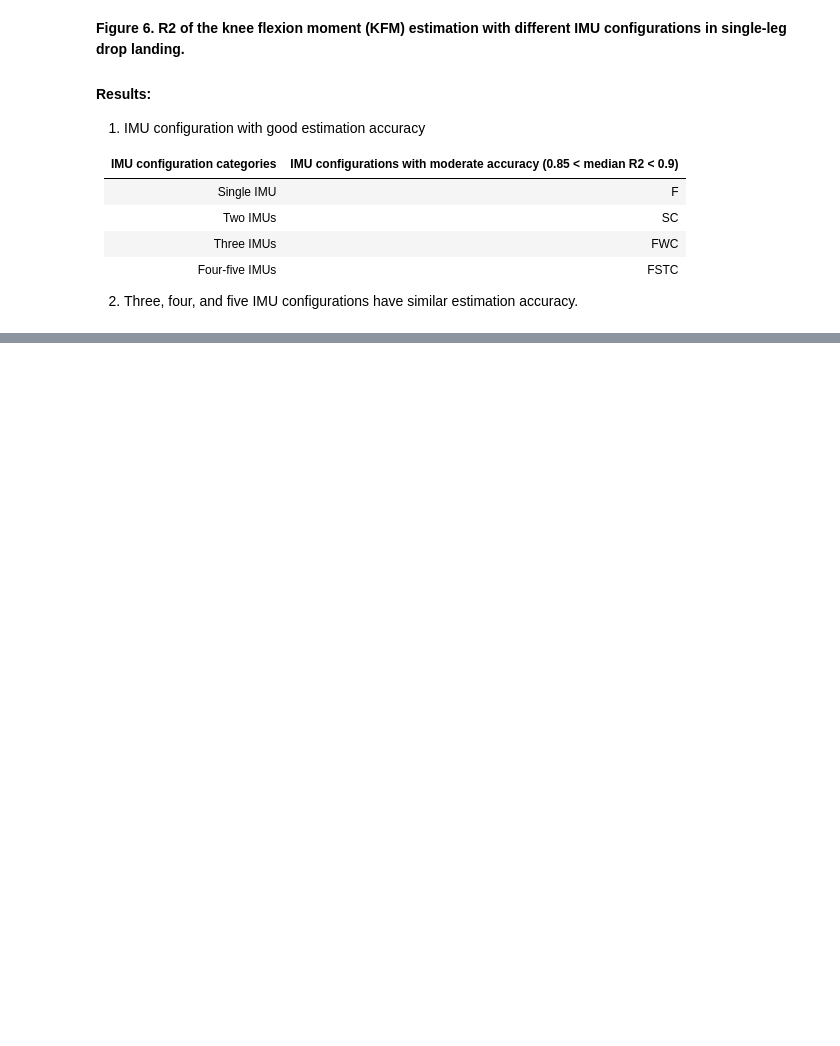
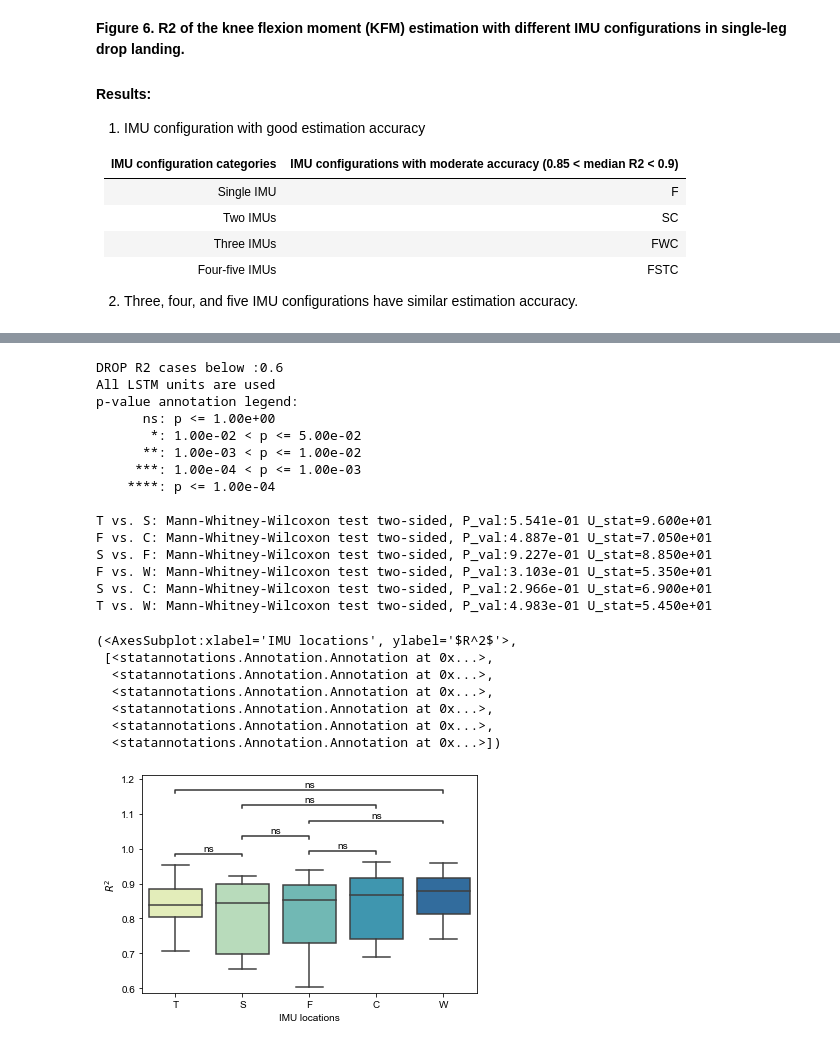
Before and after one commit to sunzhon/DataAnalysis, a Jupyter notebook: P5/drop_landing_estimation/script/jupyter-lab/results_analysis.ipynb, the cells around one changed output, grey strips where cells are left out. Saved outputs shown, nothing was run; the diff lists cells and outputs as text; code cells hidden in the pictures; blank space fills up the shorter version.

```diff
--- a/P5/drop_landing_estimation/script/jupyter-lab/results_analysis.ipynb
+++ b/P5/drop_landing_estimation/script/jupyter-lab/results_analysis.ipynb
@@ -288,0 +401,55 @@ ValueError: min() arg is an empty sequence
+# %%
+from statannotations.Annotator import Annotator
+combination_investigation_results = "/media/sun/DATA/Drop_landing_workspace/suntao/Results/Experiment_results/training_testing/1_collected_data/study_lstm_units_GRF/r2_metrics.csv"
+combination_investigation_results = "/media/sun/DATA/Drop_landing_workspace/suntao/Results/Experiment_results/training_testing/2_collected_full_cv/1_imu_full_cv_all_trials/testing_result_folders.txt"
+metrics = parase_plot_data(
+    combination_investigation_results,
+    landing_manner = landing_manner,
+    estimated_variable = 'GRF',
+    syn_features_label = False,
+    drop_value = 0.6,
+    IMU_number = [1]
+)
+
+imu_config = ['T','S','F','W','C']
+
+displayed_data = metrics.loc[metrics['Sensor configurations'].isin(imu_config)]
+sort_variable='average scores'
+displayed_data[sort_variable] = displayed_data[sort_variable].astype('float64')
+displayed_data.sort_values(by=[sort_variable], ascending=True, inplace=True)
+
+
+fontsize=10
+colors = sns.color_palette("YlGnBu")
+#colors = sns.cubehelix_palette(start=.5, rot=-.5)
+
+states_palette = sns.color_palette("YlGnBu", n_colors=5)
+x='Sensor configurations'
+y='scores'
+
+
+hue_plot_params = {
+'data': displayed_data,
+'x': x,
+'y': y,
+#"order": order,
+#"hue": "Control methods",
+#"hue_order": hue_order,
+"showfliers":False,
+"palette": colors
+}
+
+axs = sns.boxplot( **hue_plot_params)
+axs.set_ylabel('$R^2$')
+axs.set_xlabel('IMU locations')
+
+# statistical test
+test_method="Mann-Whitney"
+#test_method="t-test_ind"
+pairs = (
+[('T','S'),('F','W'),('W','T'),('S','C'),('F','C'),('F','S')]
+)
+annotator=Annotator(axs,pairs=pairs,**hue_plot_params)
+annotator.configure(test=test_method, text_format='star', loc='inside')
+annotator.apply_and_annotate()
+# %% [output]
@@ -288,0 +461,23 @@ ValueError: min() arg is an empty sequence
+DROP R2 cases below :0.6
+All LSTM units are used
+p-value annotation legend:
+      ns: p <= 1.00e+00
+       *: 1.00e-02 < p <= 5.00e-02
+      **: 1.00e-03 < p <= 1.00e-02
+     ***: 1.00e-04 < p <= 1.00e-03
+    ****: p <= 1.00e-04
+
+T vs. S: Mann-Whitney-Wilcoxon test two-sided, P_val:5.541e-01 U_stat=9.600e+01
+F vs. C: Mann-Whitney-Wilcoxon test two-sided, P_val:4.887e-01 U_stat=7.050e+01
+S vs. F: Mann-Whitney-Wilcoxon test two-sided, P_val:9.227e-01 U_stat=8.850e+01
+F vs. W: Mann-Whitney-Wilcoxon test two-sided, P_val:3.103e-01 U_stat=5.350e+01
+S vs. C: Mann-Whitney-Wilcoxon test two-sided, P_val:2.966e-01 U_stat=6.900e+01
+T vs. W: Mann-Whitney-Wilcoxon test two-sided, P_val:4.983e-01 U_stat=5.450e+01
+(<AxesSubplot:xlabel='IMU locations', ylabel='$R^2$'>,
+ [<statannotations.Annotation.Annotation at 0x...>,
+  <statannotations.Annotation.Annotation at 0x...>,
+  <statannotations.Annotation.Annotation at 0x...>,
+  <statannotations.Annotation.Annotation at 0x...>,
+  <statannotations.Annotation.Annotation at 0x...>,
+  <statannotations.Annotation.Annotation at 0x...>])
+[figure, added]
```
Also changed, not shown: parts of 29 cells of this notebook, 18 other files.
